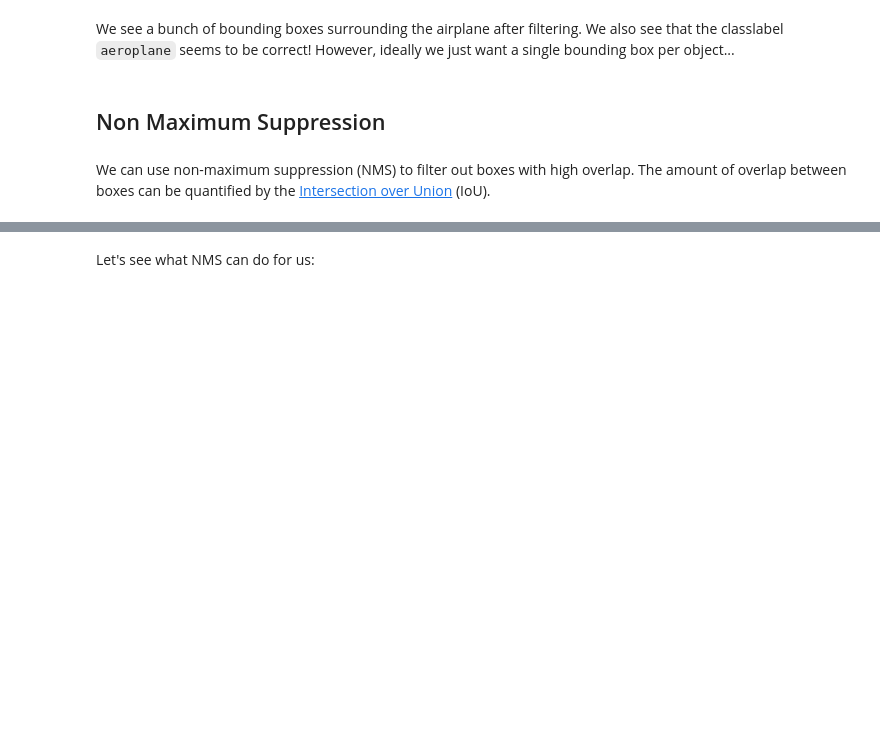
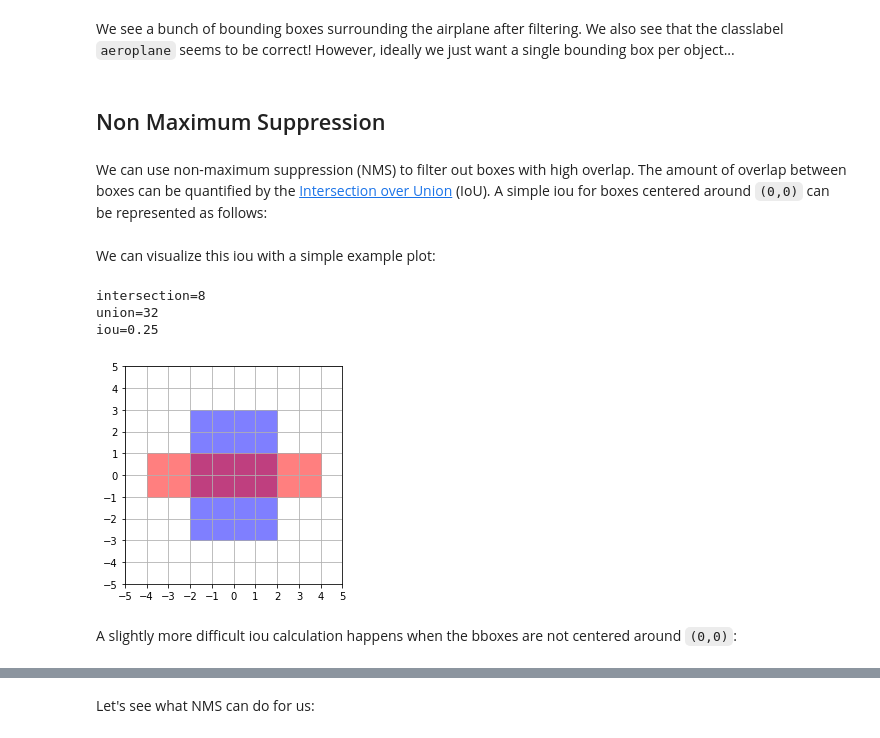
Before and after one commit to flaport/blog, a Jupyter notebook: posts/yolo-part-1.ipynb, the cells around one changed output, grey strips where cells are left out. Cells and saved outputs as stored; diff of their text form; code cells hidden in the pictures; blank space fills up the shorter version.

```diff
--- a/posts/yolo-part-1.ipynb
+++ b/posts/yolo-part-1.ipynb
@@ -432,4 +434,4 @@ We see a bunch of bounding boxes surrounding the airplane after filtering. We al
 # %% [markdown]
 ## Non Maximum Suppression
 # %% [markdown]
-We can use non-maximum suppression (NMS) to filter out boxes with high overlap. The amount of overlap between boxes can be quantified by the [Intersection over Union](https://en.wikipedia.org/wiki/Jaccard_index) (IoU).
+We can use non-maximum suppression (NMS) to filter out boxes with high overlap. The amount of overlap between boxes can be quantified by the [Intersection over Union](https://en.wikipedia.org/wiki/Jaccard_index) (IoU). A simple iou for boxes centered around `(0,0)` can be represented as follows:
@@ -436,3 +456,29 @@ We can use non-maximum suppression (NMS) to filter out boxes with high overlap.
+# %% [markdown]
+We can visualize this iou with a simple example plot:
+# %%
+bboxes1 = torch.tensor([[4.0, 6.0]]) # w, h
+bboxes2 = torch.tensor([[8.0, 2.0]]) # w, h
+
+print(f"intersection=8")
+print(f"union=32")
+print(f"iou=0.25")
+
+plt.axis("scaled")
+plt.gca().add_patch(plt.matplotlib.patches.Rectangle((-bboxes1[0,0]/2,-bboxes1[0,1]/2), bboxes1[0,0], bboxes1[0,1], color="blue", alpha=0.5))
+plt.gca().add_patch(plt.matplotlib.patches.Rectangle((-bboxes2[0,0]/2,-bboxes2[0,1]/2), bboxes2[0,0], bboxes2[0,1], color="red", alpha=0.5))
+plt.xlim(-5,5)
+plt.ylim(-5,5)
+plt.xticks(np.linspace(-5,5,11))
+plt.yticks(np.linspace(-5,5,11))
+plt.grid(True)
+plt.show()
+# %% [output]
+intersection=8
+union=32
+iou=0.25
+[figure, added]
+# %% [markdown]
+A slightly more difficult iou calculation happens when the bboxes are not centered around `(0,0)`:
 # %%
 def iou(bboxes1, bboxes2):
     """ calculate iou between each bbox in `bboxes1` with each bbox in `bboxes2`"""
```
Also changed, not shown: parts of 14 cells of this notebook, 2 other files.
